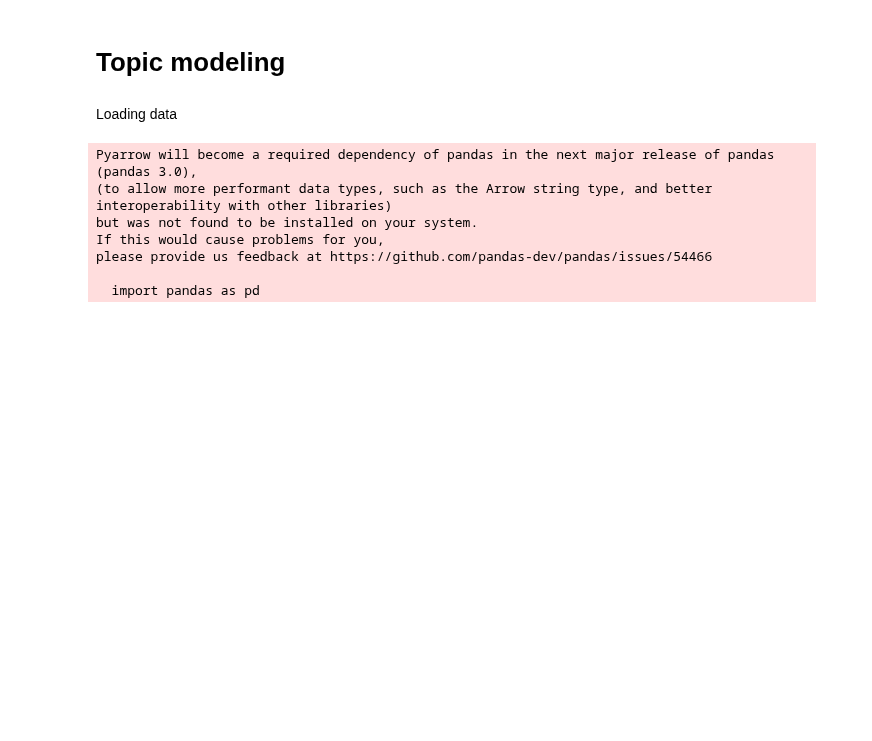
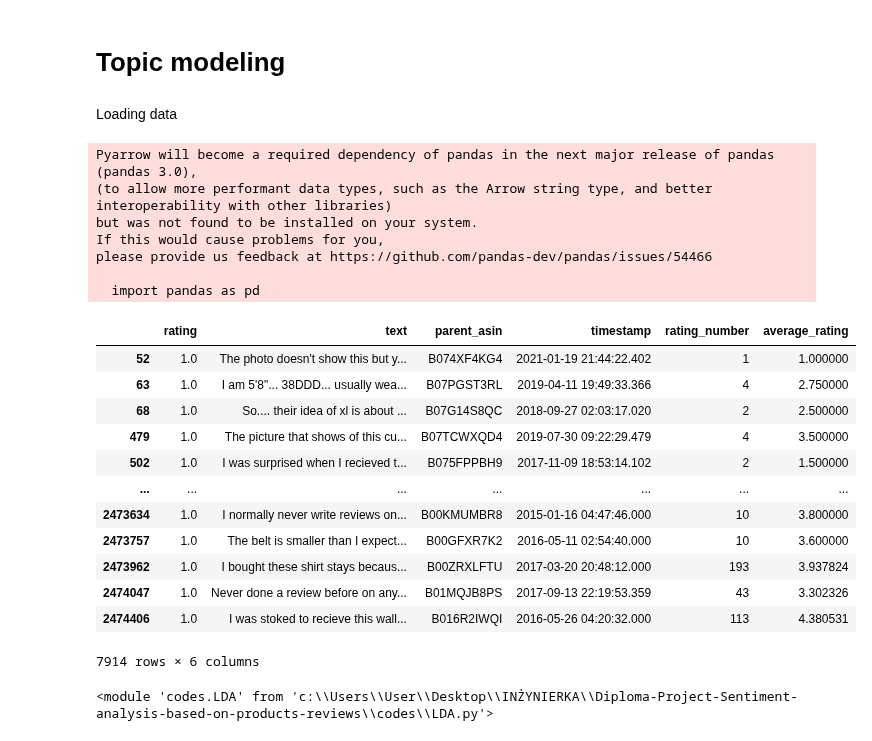
Before and after one commit to m24jeczen/Diploma-Project-Sentiment-analysis-based-on-products-reviews, a Jupyter notebook: demo_topic_modeling.ipynb, the cells around one changed output. Saved outputs shown, nothing was run; the diff lists cells and outputs as text; code cells hidden in the pictures; blank space fills up the shorter version.

```diff
--- a/demo_topic_modeling.ipynb
+++ b/demo_topic_modeling.ipynb
@@ -14,6 +14,36 @@ If this would cause problems for you,
 please provide us feedback at https://github.com/pandas-dev/pandas/issues/54466
 
   import pandas as pd
+# %%
+# smaller for checking
+data = data[data['text'].apply(lambda x: len(str(x).split()) > 100)]
+# %%
+data
+# %% [output]
+|  | rating | text | parent_asin | timestamp | rating_number | average_rating |
+| 52 | 1.0 | The photo doesn't show this but y... | B074XF4KG4 | 2021-01-19 21:44:22.402 | 1 | 1.000000 |
+| 63 | 1.0 | I am 5'8"... 38DDD... usually wea... | B07PGST3RL | 2019-04-11 19:49:33.366 | 4 | 2.750000 |
+| 68 | 1.0 | So.... their idea of xl is about ... | B07G14S8QC | 2018-09-27 02:03:17.020 | 2 | 2.500000 |
+| 479 | 1.0 | The picture that shows of this cu... | B07TCWXQD4 | 2019-07-30 09:22:29.479 | 4 | 3.500000 |
+| 502 | 1.0 | I was surprised when I recieved t... | B075FPPBH9 | 2017-11-09 18:53:14.102 | 2 | 1.500000 |
+| ... | ... | ... | ... | ... | ... | ... |
+| 2473634 | 1.0 | I normally never write reviews on... | B00KMUMBR8 | 2015-01-16 04:47:46.000 | 10 | 3.800000 |
+| 2473757 | 1.0 | The belt is smaller than I expect... | B00GFXR7K2 | 2016-05-11 02:54:40.000 | 10 | 3.600000 |
+| 2473962 | 1.0 | I bought these shirt stays becaus... | B00ZRXLFTU | 2017-03-20 20:48:12.000 | 193 | 3.937824 |
+| 2474047 | 1.0 | Never done a review before on any... | B01MQJB8PS | 2017-09-13 22:19:53.359 | 43 | 3.302326 |
+| 2474406 | 1.0 | I was stoked to recieve this wall... | B016R2IWQI | 2016-05-26 04:20:32.000 | 113 | 4.380531 |
+7914 rows × 6 columns
+# %%
+import sys
+import importlib
+
+# Dodajemy katalog 'codes' do ścieżki importów
+sys.path.append('./codes')
+from codes import LDA
+import importlib
+importlib.reload(LDA)
+# %% [output]
+<module 'codes.LDA' from 'c:\\Users\\User\\Desktop\\INŻYNIERKA\\Diploma-Project-Sentiment-analysis-based-on-products-reviews\\codes\\LDA.py'>
 # %%
 data
 # %% [output]
```
Also changed, not shown: parts of 33 cells of this notebook, 1 other file.
